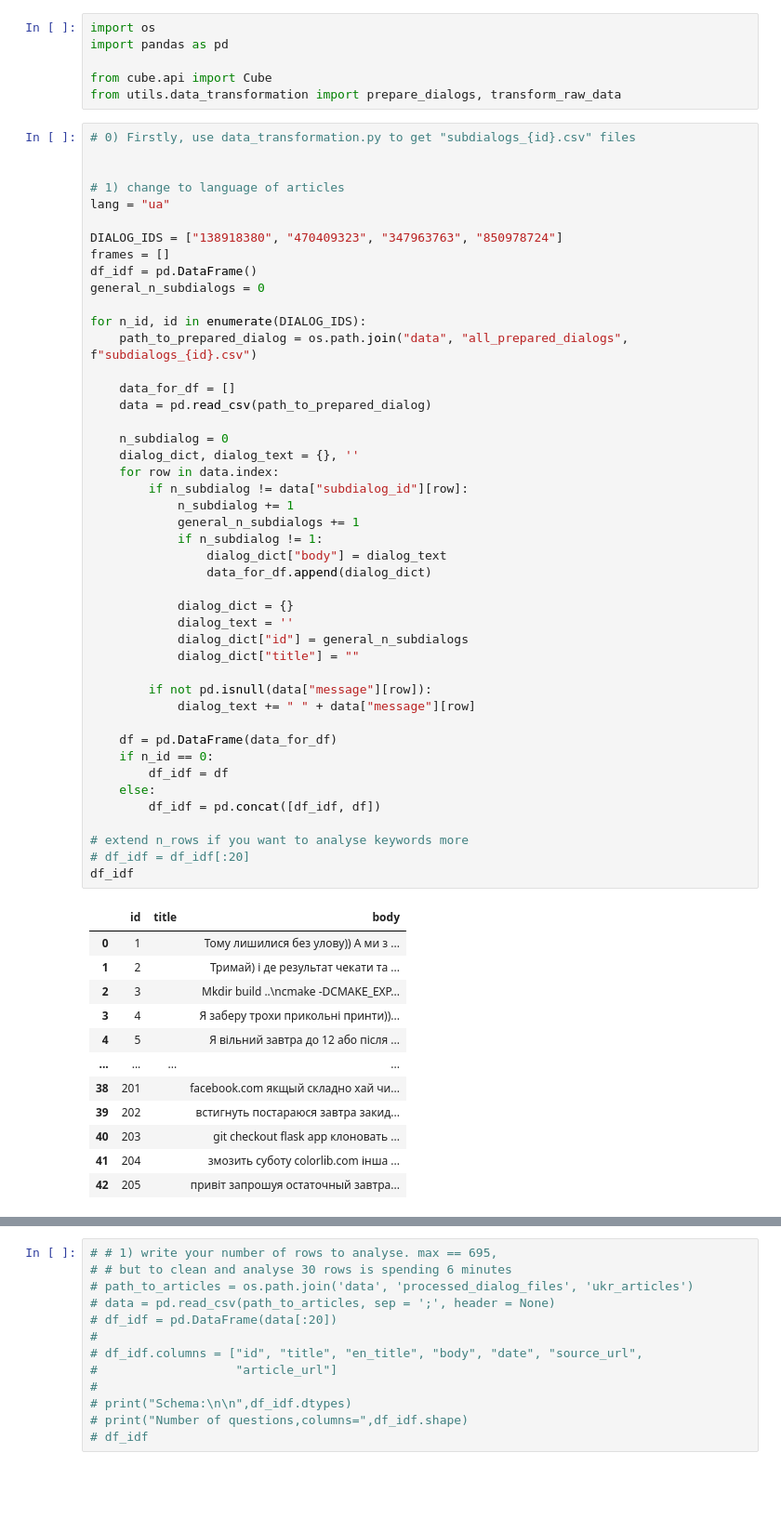
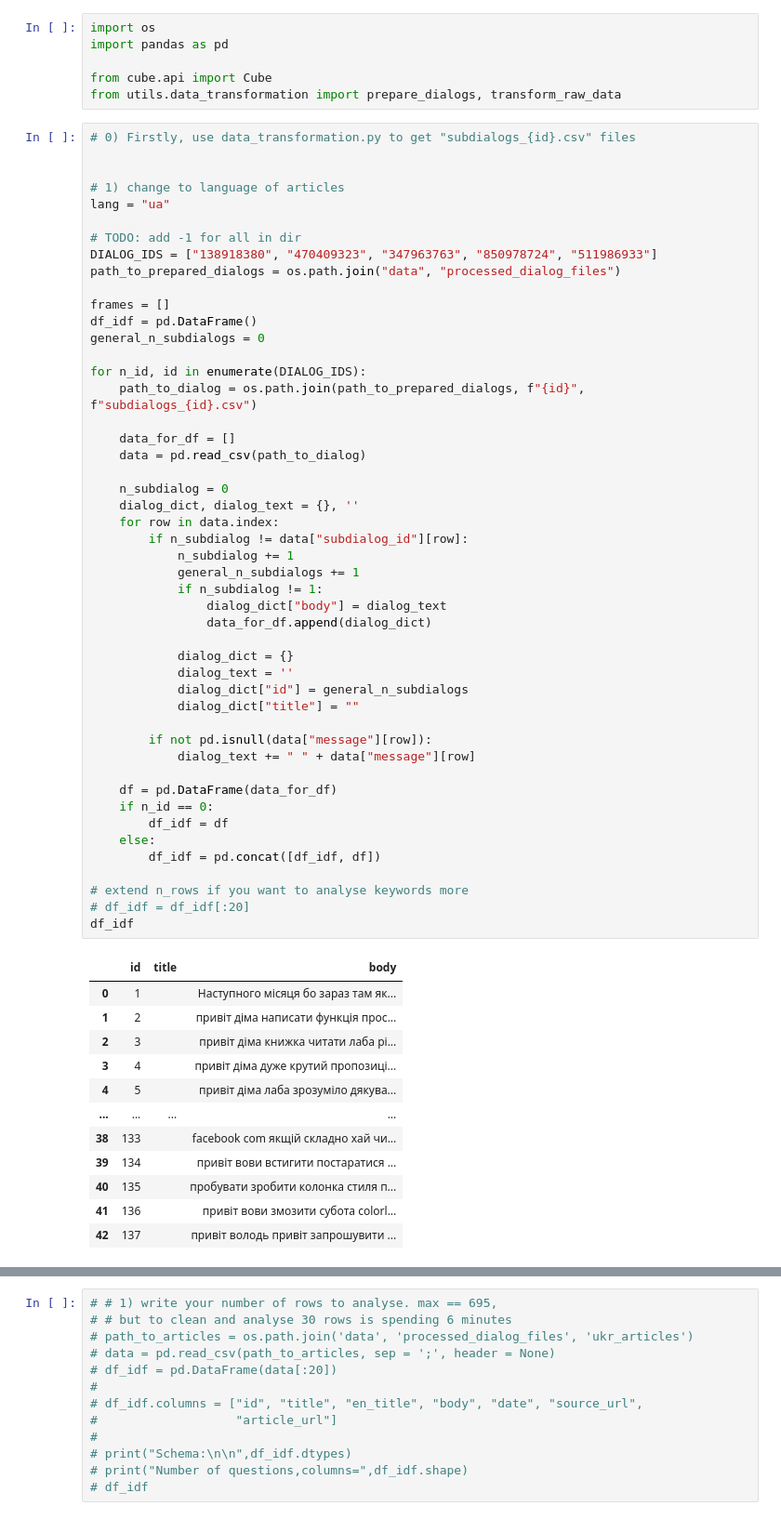
Before and after one commit to denysgerasymuk799/Dialogs-To-Value, a Jupyter notebook: tf_idf_for_subdialogs.ipynb, the cells around one changed output, grey strips where cells are left out. Shown at 93% size. Drawn from its saved outputs; the diff is of its cells as text; blank space fills up the shorter version.

```diff
--- a/tf_idf_for_subdialogs.ipynb
+++ b/tf_idf_for_subdialogs.ipynb
@@ -11,54 +11,57 @@ from utils.data_transformation import prepare_dialogs, transform_raw_data
 # 1) change to language of articles
 lang = "ua"
 
-DIALOG_IDS = ["138918380", "470409323", "347963763", "850978724"]
+# TODO: add -1 for all in dir
+DIALOG_IDS = ["138918380", "470409323", "347963763", "850978724", "511986933"]
+path_to_prepared_dialogs = os.path.join("data", "processed_dialog_files")
+
 frames = []
 df_idf = pd.DataFrame()
 general_n_subdialogs = 0
 
 for n_id, id in enumerate(DIALOG_IDS):
-    path_to_prepared_dialog = os.path.join("data", "all_prepared_dialogs", f"subdialogs_{id}.csv")
+    path_to_dialog = os.path.join(path_to_prepared_dialogs, f"{id}", f"subdialogs_{id}.csv")
 
     data_for_df = []
-    data = pd.read_csv(path_to_prepared_dialog)
+    data = pd.read_csv(path_to_dialog)
 
     n_subdialog = 0
     dialog_dict, dialog_text = {}, ''
     for row in data.index:
         if n_subdialog != data["subdialog_id"][row]:
             n_subdialog += 1
             general_n_subdialogs += 1
             if n_subdialog != 1:
                 dialog_dict["body"] = dialog_text
                 data_for_df.append(dialog_dict)
 
             dialog_dict = {}
             dialog_text = ''
             dialog_dict["id"] = general_n_subdialogs
             dialog_dict["title"] = ""
 
         if not pd.isnull(data["message"][row]):
             dialog_text += " " + data["message"][row]
 
     df = pd.DataFrame(data_for_df)
     if n_id == 0:
         df_idf = df
     else:
         df_idf = pd.concat([df_idf, df])
 
 # extend n_rows if you want to analyse keywords more
 # df_idf = df_idf[:20]
 df_idf
 # %% [output]
 |  | id | title | body |
-| 0 | 1 |  | Тому лишилися без улову)) А ми з ... |
-| 1 | 2 |  | Тримай) і де результат чекати та ... |
-| 2 | 3 |  | Mkdir build ..\ncmake -DCMAKE_EXP... |
-| 3 | 4 |  | Я заберу трохи прикольні принти))... |
-| 4 | 5 |  | Я вільний завтра до 12 або після ... |
+| 0 | 1 |  | Наступного місяця бо зараз там як... |
+| 1 | 2 |  | привіт діма написати функція прос... |
+| 2 | 3 |  | привіт діма книжка читати лаба рі... |
+| 3 | 4 |  | привіт діма дуже крутий пропозиці... |
+| 4 | 5 |  | привіт діма лаба зрозуміло дякува... |
 | ... | ... | ... | ... |
-| 38 | 201 |  | facebook.com якщый складно хай чи... |
-| 39 | 202 |  | встигнуть постараюся завтра закид... |
-| 40 | 203 |  | git checkout flask app клоновать ... |
-| 41 | 204 |  | змозить суботу colorlib.com інша ... |
-| 42 | 205 |  | привіт запрошуя остаточный завтра... |
+| 38 | 133 |  | facebook com якщій складно хай чи... |
+| 39 | 134 |  | привіт вови встигити постаратися ... |
+| 40 | 135 |  | пробувати зробити колонка стиля п... |
+| 41 | 136 |  | привіт вови змозити субота colorl... |
+| 42 | 137 |  | привіт володь привіт запрошувити ... |
```
Also changed, not shown: parts of 5 cells of this notebook, 5 other files.
